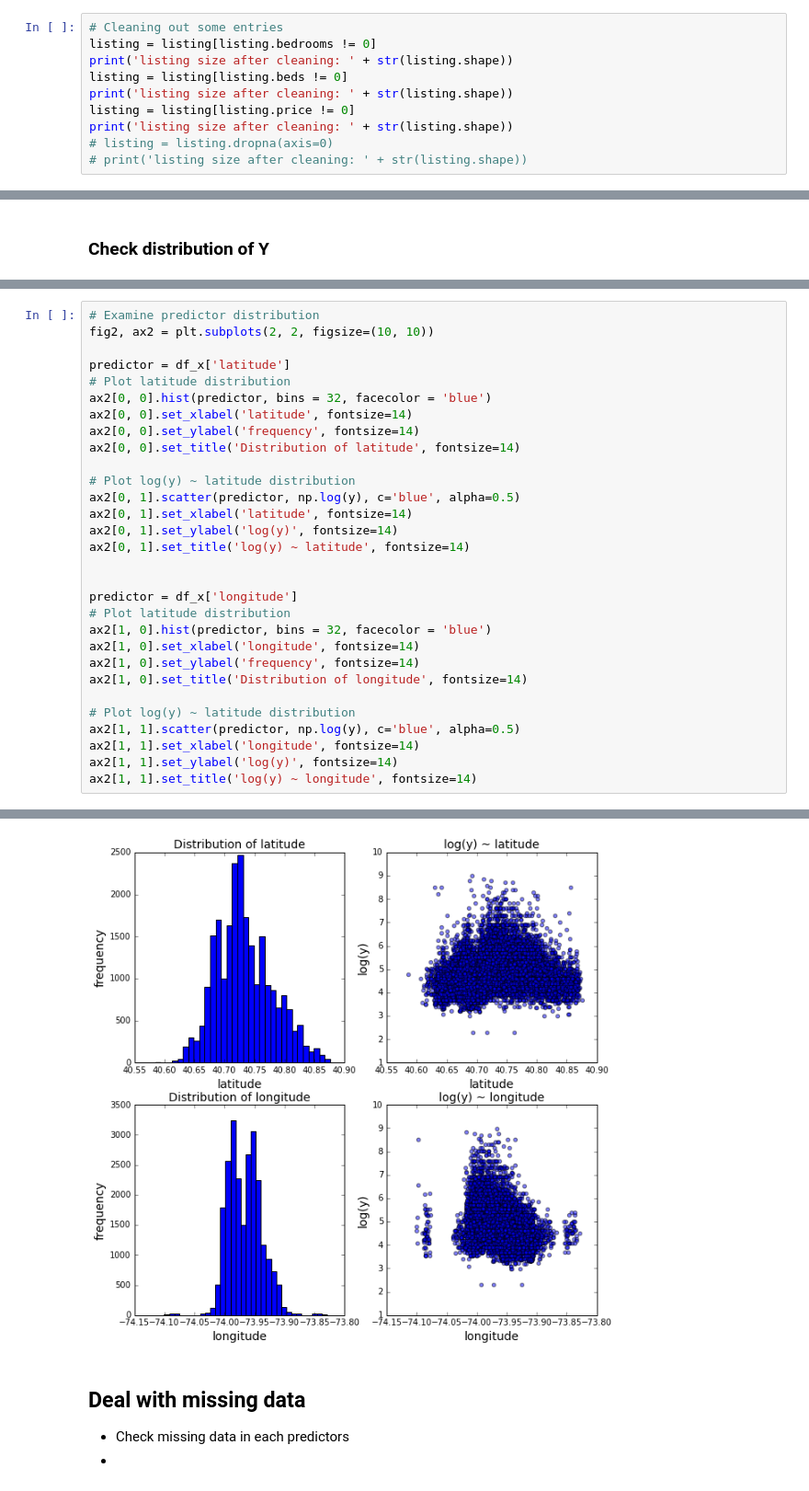
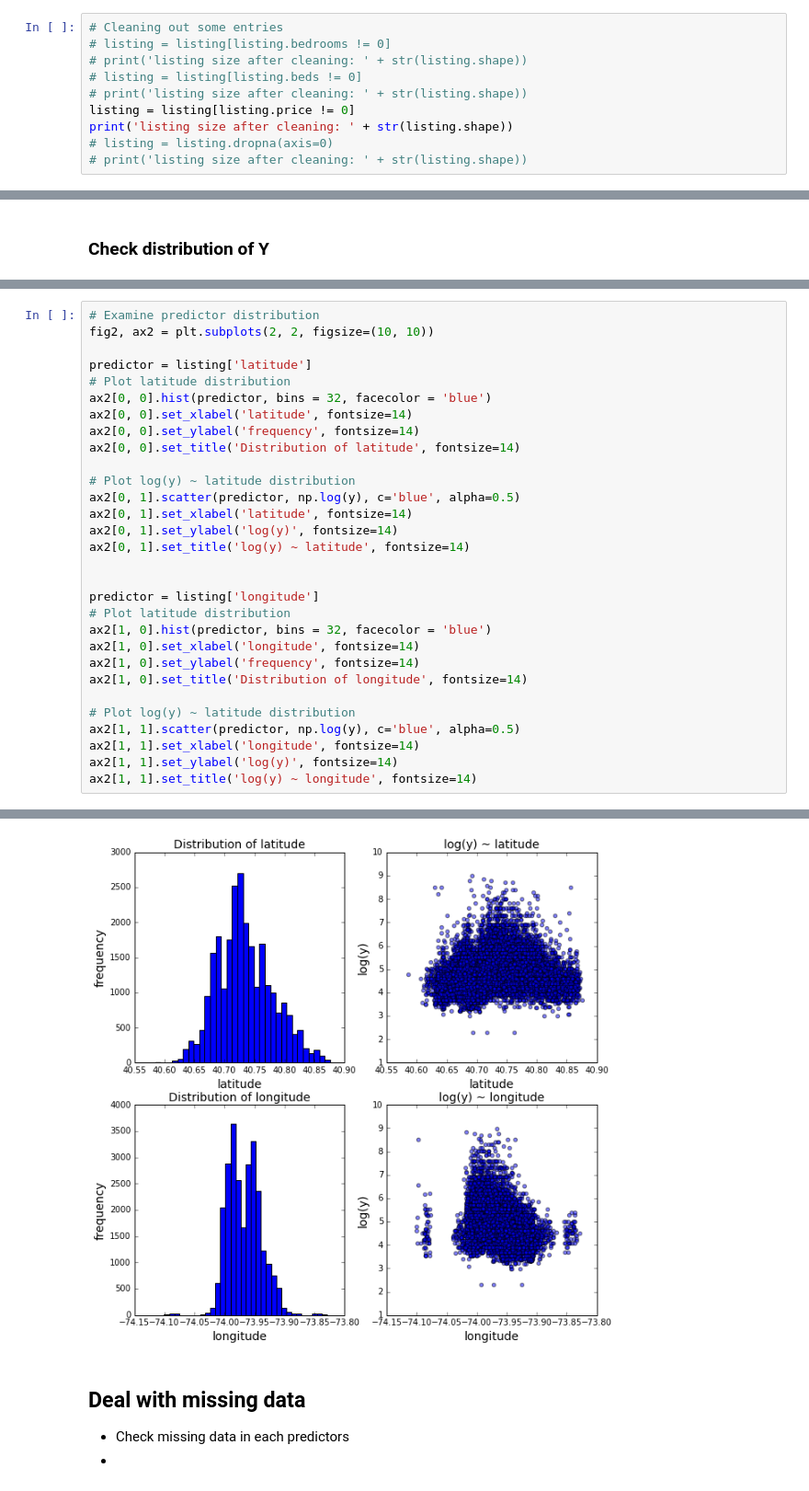
Before and after one commit to xwang146/cs109-airbnb-13, a Jupyter notebook: Code/03_code_for_delivery/041_preprocessing.ipynb, the cells around one changed output, grey strips where cells are left out. Shown at 92% size. Saved outputs shown, nothing was run; the diff lists cells and outputs as text.

```diff
--- a/Code/03_code_for_delivery/041_preprocessing.ipynb
+++ b/Code/03_code_for_delivery/041_preprocessing.ipynb
@@ -80,10 +80,10 @@ Remaining data proportion: 0.94976635514
 (26016, 31)
 # %%
 # Cleaning out some entries
-listing = listing[listing.bedrooms != 0]
-print('listing size after cleaning: ' + str(listing.shape))
-listing = listing[listing.beds != 0]
-print('listing size after cleaning: ' + str(listing.shape))
+# listing = listing[listing.bedrooms != 0]
+# print('listing size after cleaning: ' + str(listing.shape))
+# listing = listing[listing.beds != 0]
+# print('listing size after cleaning: ' + str(listing.shape))
 listing = listing[listing.price != 0]
 print('listing size after cleaning: ' + str(listing.shape))
 # listing = listing.dropna(axis=0)
@@ -164,36 +144,36 @@ x size: (23755, 19)
 # %%
 # Examine predictor distribution
 fig2, ax2 = plt.subplots(2, 2, figsize=(10, 10))
 
-predictor = df_x['latitude']
+predictor = listing['latitude']
 # Plot latitude distribution
 ax2[0, 0].hist(predictor, bins = 32, facecolor = 'blue')
 ax2[0, 0].set_xlabel('latitude', fontsize=14)
 ax2[0, 0].set_ylabel('frequency', fontsize=14)
 ax2[0, 0].set_title('Distribution of latitude', fontsize=14)
 
 # Plot log(y) ~ latitude distribution
 ax2[0, 1].scatter(predictor, np.log(y), c='blue', alpha=0.5)
 ax2[0, 1].set_xlabel('latitude', fontsize=14)
 ax2[0, 1].set_ylabel('log(y)', fontsize=14)
 ax2[0, 1].set_title('log(y) ~ latitude', fontsize=14)
 
 
-predictor = df_x['longitude']
+predictor = listing['longitude']
 # Plot latitude distribution
 ax2[1, 0].hist(predictor, bins = 32, facecolor = 'blue')
 ax2[1, 0].set_xlabel('longitude', fontsize=14)
 ax2[1, 0].set_ylabel('frequency', fontsize=14)
 ax2[1, 0].set_title('Distribution of longitude', fontsize=14)
 
 # Plot log(y) ~ latitude distribution
 ax2[1, 1].scatter(predictor, np.log(y), c='blue', alpha=0.5)
 ax2[1, 1].set_xlabel('longitude', fontsize=14)
 ax2[1, 1].set_ylabel('log(y)', fontsize=14)
 ax2[1, 1].set_title('log(y) ~ longitude', fontsize=14)
 # %% [output]
 <matplotlib.text.Text at 0x...>
-[figure, old version]
+[figure, new version]
 # %% [markdown]
 ## Deal with missing data
 - Check missing data in each predictors
```
Also changed, not shown: parts of 18 cells of this notebook.
